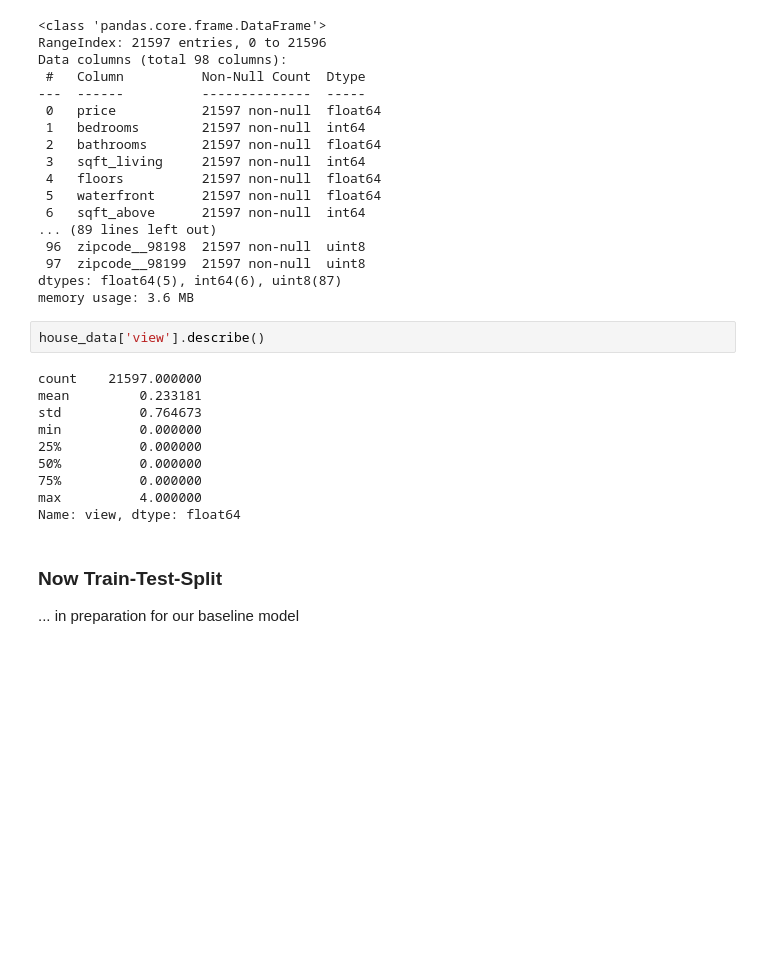
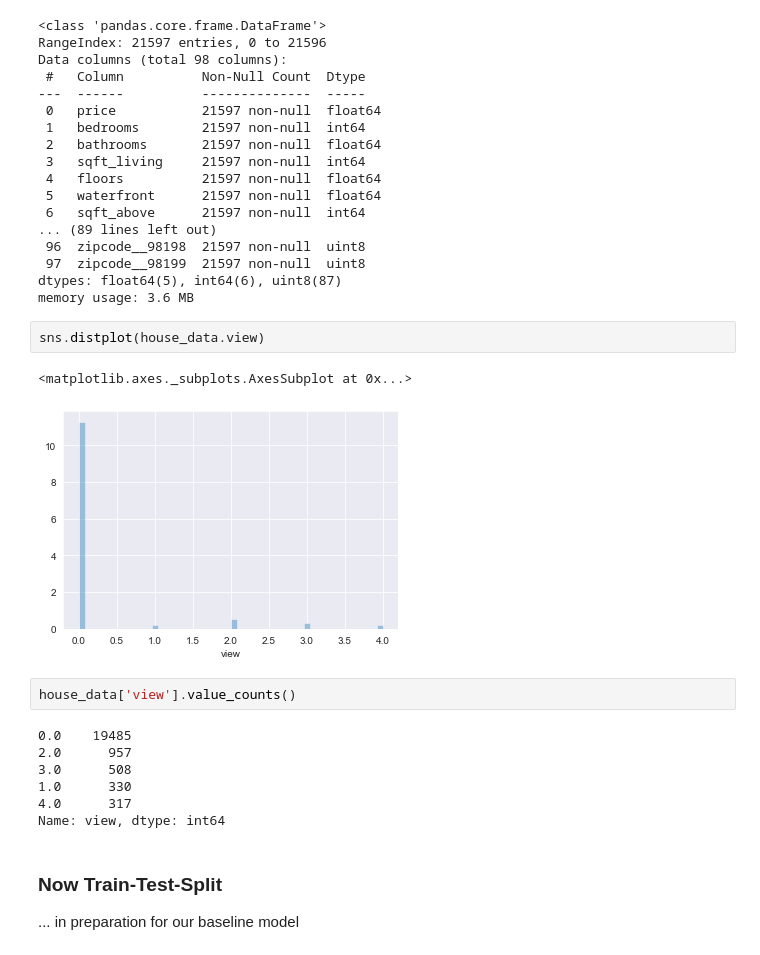
Before and after one commit to Stenke/King-County-Housing-Regression-Analysis, a Jupyter notebook: House(party)_Modeling.ipynb, the cells around one changed output. Cells and saved outputs as stored; diff of their text form; blank space fills up the shorter version.

```diff
--- a/House(party)_Modeling.ipynb
+++ b/House(party)_Modeling.ipynb
@@ -151,18 +151,20 @@ Data columns (total 98 columns):
  97  zipcode__98199  21597 non-null  uint8
 dtypes: float64(5), int64(6), uint8(87)
 memory usage: 3.6 MB
+# %%
+sns.distplot(house_data.view)
+# %% [output]
+<matplotlib.axes._subplots.AxesSubplot at 0x...>
+[figure, added]
 # %%
-house_data['view'].describe()
+house_data['view'].value_counts()
 # %% [output]
-count    21597.000000
-mean         0.233181
-std          0.764673
-min          0.000000
-25%          0.000000
-50%          0.000000
-75%          0.000000
-max          4.000000
-Name: view, dtype: float64
+0.0    19485
+2.0      957
+3.0      508
+1.0      330
+4.0      317
+Name: view, dtype: int64
 # %% [markdown]
 ### Now Train-Test-Split
 
```
Also changed, not shown: parts of 34 cells of this notebook, 1 other file.
